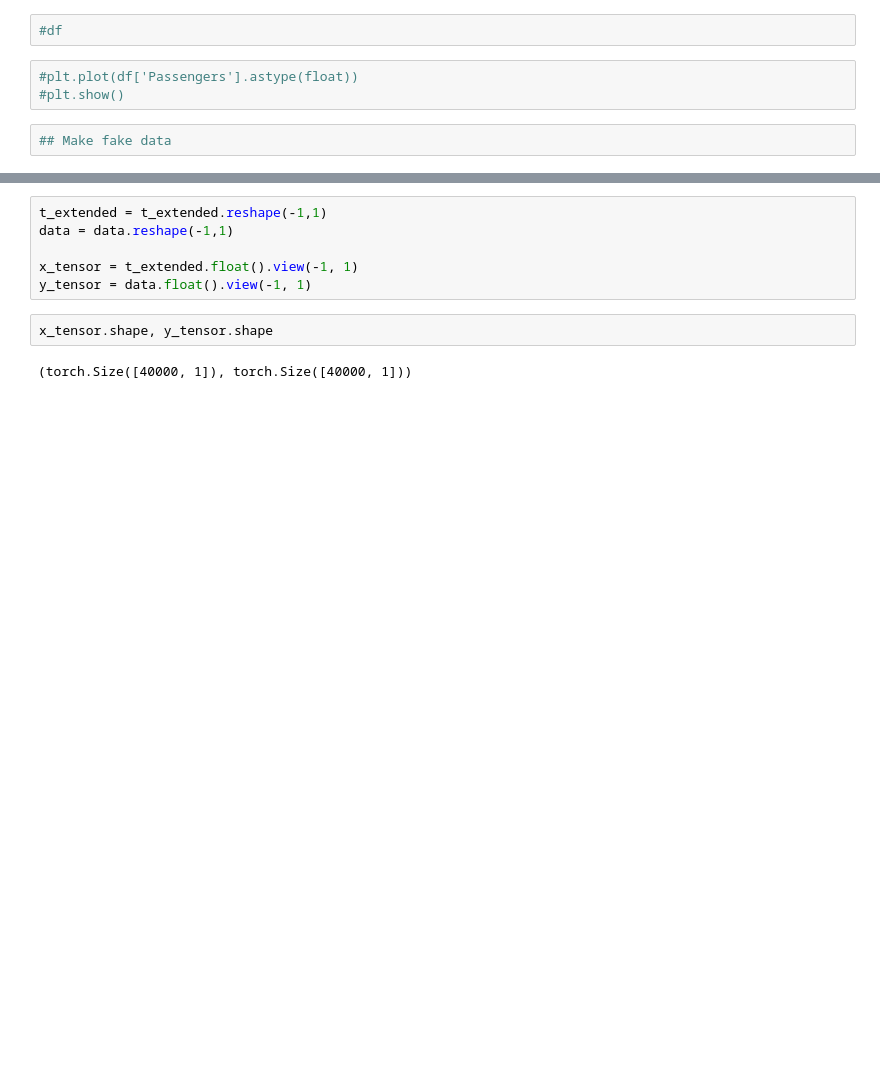
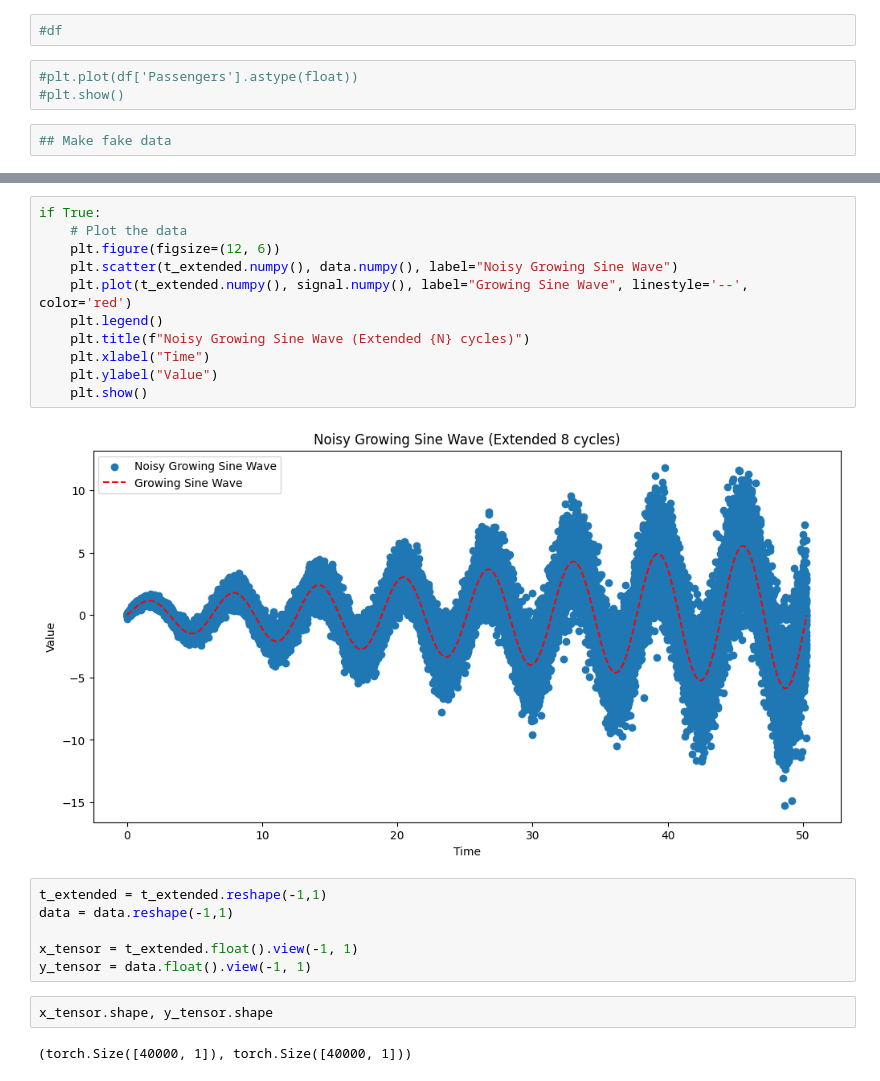
Before and after one commit to bs7280/pytorch-examples, a Jupyter notebook: notebooks/pytorch-exp-cycle-detector.ipynb, the cells around one changed output, grey strips where cells are left out. Saved outputs shown, nothing was run; the diff lists cells and outputs as text; blank space fills up the shorter version.

```diff
--- a/notebooks/pytorch-exp-cycle-detector.ipynb
+++ b/notebooks/pytorch-exp-cycle-detector.ipynb
@@ -64,3 +66,16 @@ plt.show()
+# %%
+if True:
+    # Plot the data
+    plt.figure(figsize=(12, 6))
+    plt.scatter(t_extended.numpy(), data.numpy(), label="Noisy Growing Sine Wave")
+    plt.plot(t_extended.numpy(), signal.numpy(), label="Growing Sine Wave", linestyle='--', color='red')
+    plt.legend()
+    plt.title(f"Noisy Growing Sine Wave (Extended {N} cycles)")
+    plt.xlabel("Time")
+    plt.ylabel("Value")
+    plt.show()
+# %% [output]
+[figure, added]
 # %%
 t_extended = t_extended.reshape(-1,1)
 data = data.reshape(-1,1)
```
Also changed, not shown: parts of 4 cells of this notebook.
